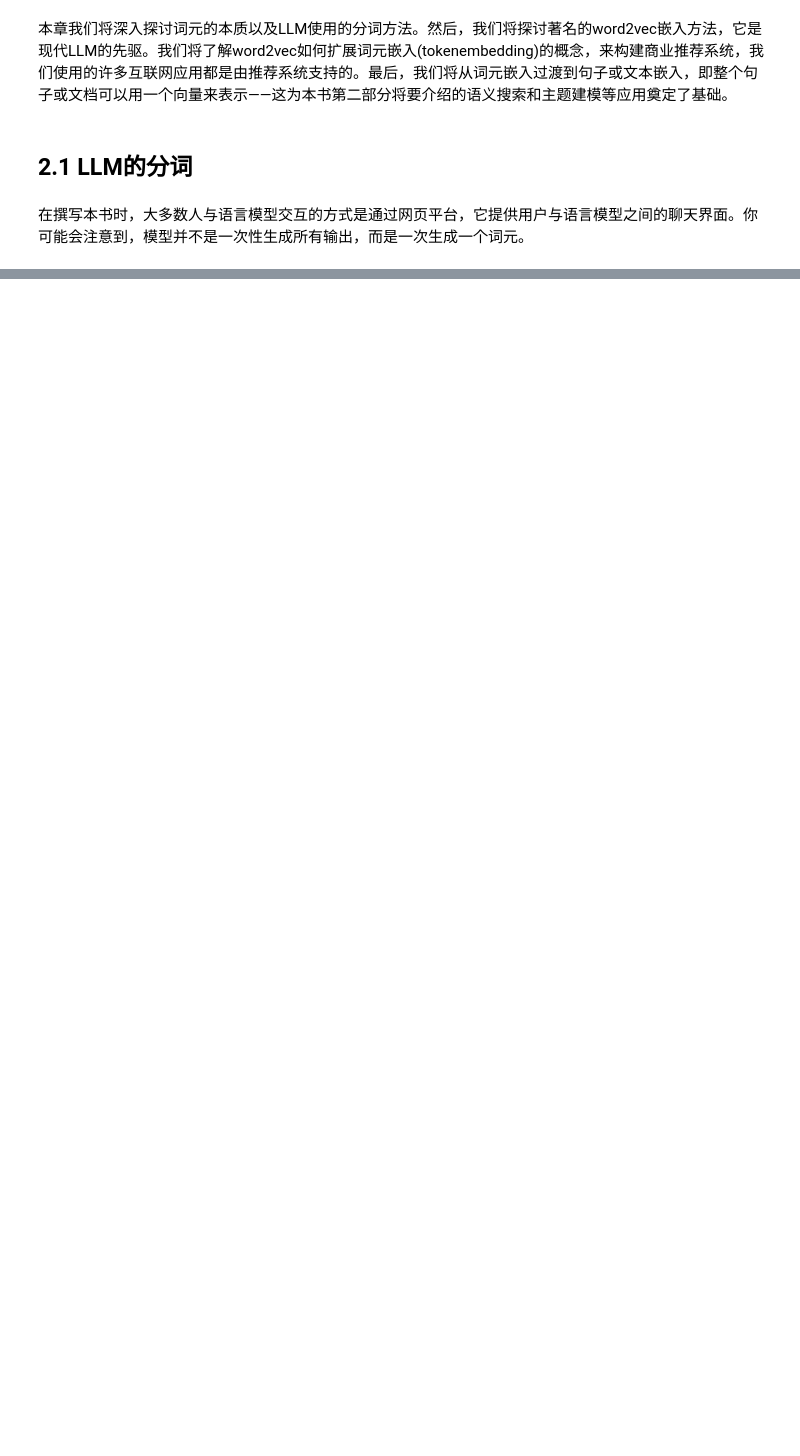
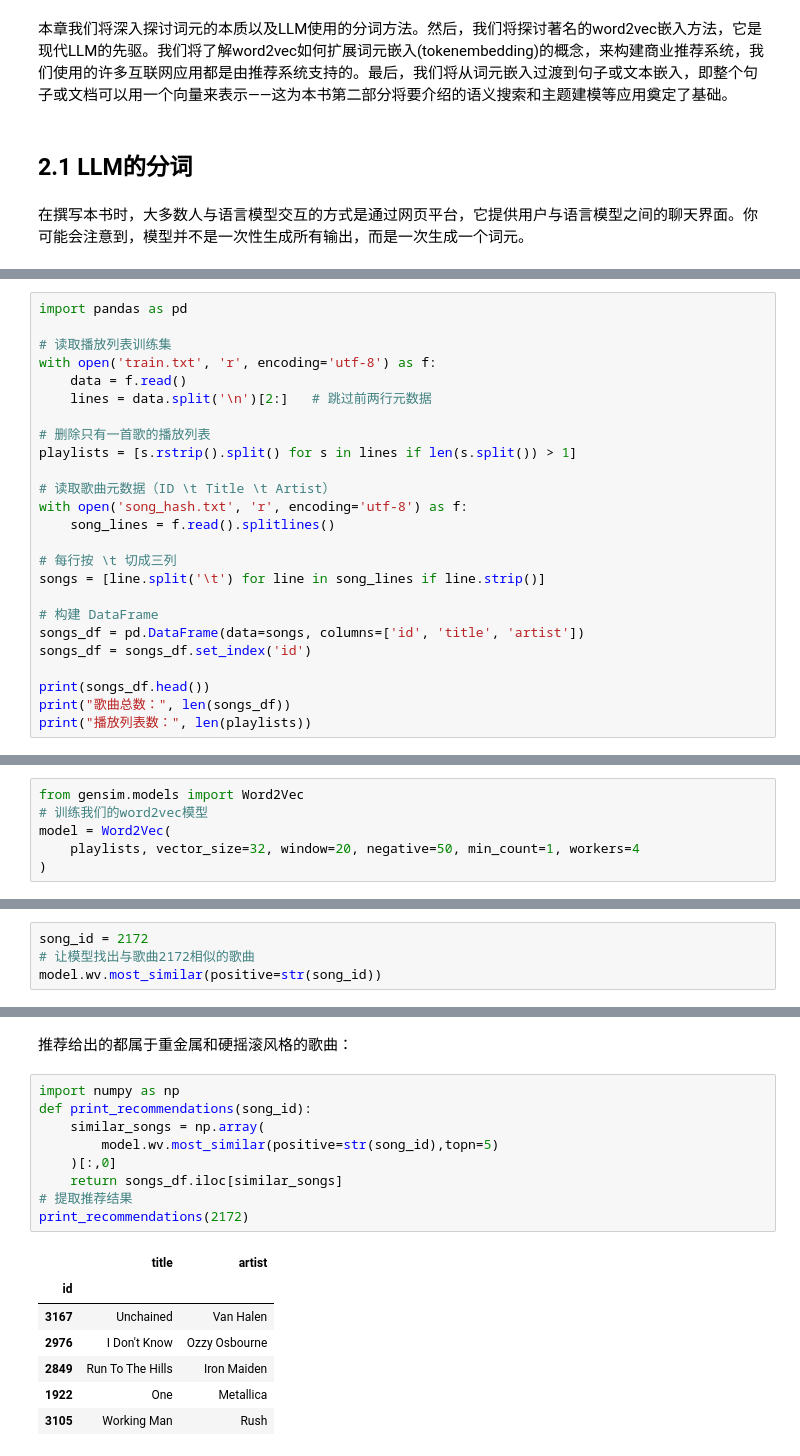
Before and after one commit to zaxys916/LLM-Illustrated, a Jupyter notebook: 第二章/第二章 词元和嵌入.ipynb, the cells around one changed output, grey strips where cells are left out. Drawn from its saved outputs; the diff is of its cells as text; blank space fills up the shorter version.

```diff
--- a/第二章/第二章 词元和嵌入.ipynb
+++ b/第二章/第二章 词元和嵌入.ipynb
@@ -15,0 +777,25 @@
+# %%
+import pandas as pd
+
+# 读取播放列表训练集
+with open('train.txt', 'r', encoding='utf-8') as f:
+    data = f.read()
+    lines = data.split('\n')[2:]   # 跳过前两行元数据
+
+# 删除只有一首歌的播放列表
+playlists = [s.rstrip().split() for s in lines if len(s.split()) > 1]
+
+# 读取歌曲元数据（ID \t Title \t Artist）
+with open('song_hash.txt', 'r', encoding='utf-8') as f:
+    song_lines = f.read().splitlines()
+
+# 每行按 \t 切成三列
+songs = [line.split('\t') for line in song_lines if line.strip()]
+
+# 构建 DataFrame
+songs_df = pd.DataFrame(data=songs, columns=['id', 'title', 'artist'])
+songs_df = songs_df.set_index('id')
+
+print(songs_df.head())
+print("歌曲总数：", len(songs_df))
+print("播放列表数：", len(playlists))
@@ -15,0 +824,6 @@
+# %%
+from gensim.models import Word2Vec
+# 训练我们的word2vec模型
+model = Word2Vec(
+    playlists, vector_size=32, window=20, negative=50, min_count=1, workers=4
+)
@@ -15,0 +832,4 @@
+# %%
+song_id = 2172
+# 让模型找出与歌曲2172相似的歌曲
+model.wv.most_similar(positive=str(song_id))
@@ -15,0 +857,19 @@
+# %% [markdown]
+推荐给出的都属于重金属和硬摇滚风格的歌曲：
+# %%
+import numpy as np
+def print_recommendations(song_id):
+    similar_songs = np.array(
+        model.wv.most_similar(positive=str(song_id),topn=5)
+    )[:,0]
+    return songs_df.iloc[similar_songs]
+# 提取推荐结果
+print_recommendations(2172)
+# %% [output]
+|  | title | artist |
+| id |  |  |
+| 3167 | Unchained | Van Halen |
+| 2976 | I Don't Know | Ozzy Osbourne |
+| 2849 | Run To The Hills | Iron Maiden |
+| 1922 | One | Metallica |
+| 3105 | Working Man | Rush |
```
Also changed, not shown: parts of 300 cells of this notebook, 15 other files.
